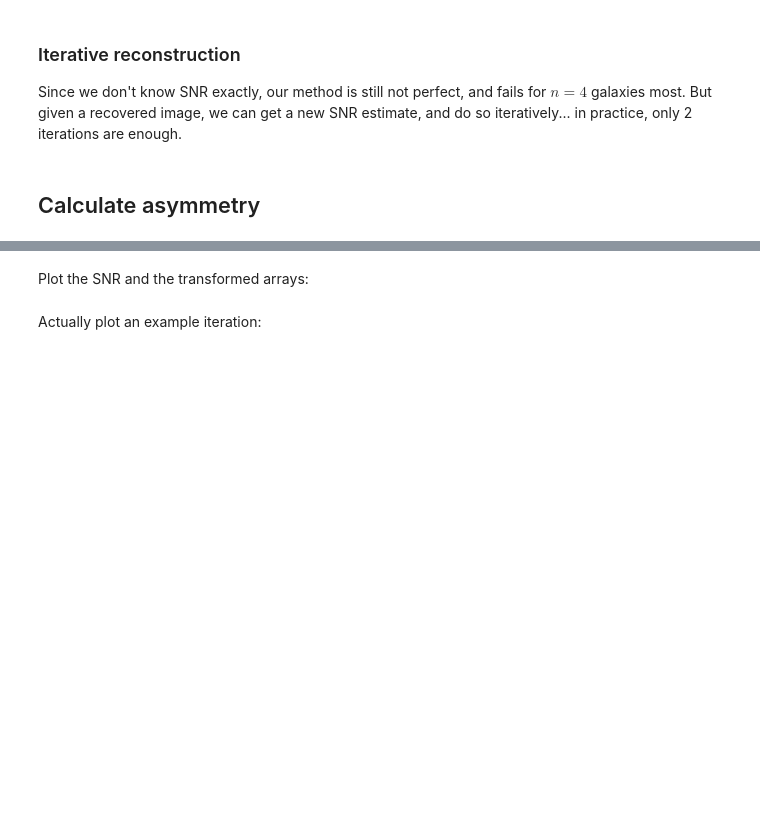
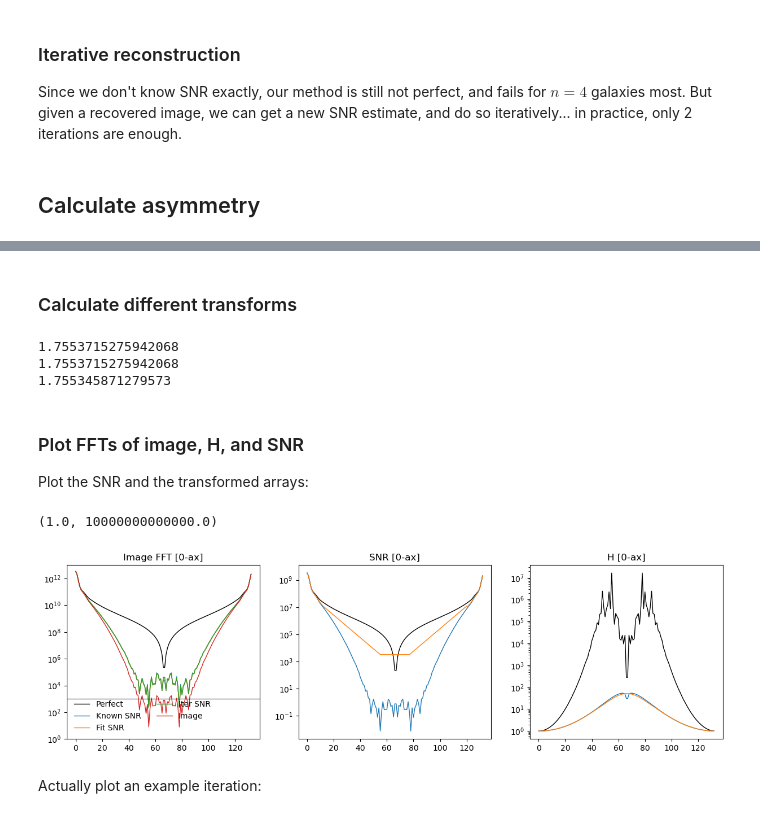
Before and after one commit to astro-nova/asymmetry, a Jupyter notebook: 4 Fourier New.ipynb, the cells around one changed output, grey strips where cells are left out. Drawn from its saved outputs; the diff is of its cells as text; code cells hidden in the pictures; blank space fills up the shorter version.

```diff
--- a/4 Fourier New.ipynb
+++ b/4 Fourier New.ipynb
@@ -157,6 +162,6 @@ $$ \textrm{SNR} = \frac{f}{\sqrt{\sigma^2 + f}} $$
 # %%
 def get_snr_simple(img_fft, noise_fft):
-    snr = np.abs(img_fft) / np.sqrt(noise_fft**2 + np.abs(img_fft))
+    snr = np.abs(img_fft) / (noise_fft)
     return snr
 # %% [markdown]
 #### Real SNR
@@ -164,7 +169,7 @@ def get_snr_simple(img_fft, noise_fft):
 Of course we can't know this in practice, but for tests we can also use "real SNR", derived from the known source image
 # %%
 def get_snr_real(real_fft, img_fft, noise_fft):
-    snr = np.abs(real_fft) / np.sqrt(noise_fft**2 + 500)#np.abs(real_fft))
+    snr = np.abs(real_fft) / (np.sqrt(noise_fft**2) )
     return snr
 # %% [markdown]
 #### Fitted SNR
@@ -449,7 +529,9 @@ def fit_snr(img_fft, noise_fft):
+# %% [markdown]
+### Calculate different transforms
 # %%
 # Define the PSF
 N = real_gal.shape[0]
-psf_std = psf_fwhm * gaussian_fwhm_to_sigma
+psf_std = (psf_fwhm) * gaussian_fwhm_to_sigma
 psf = Gaussian2DKernel(x_stddev=psf_std/pxscale, x_size=N, y_size=N).array
 
 # Calculate the fourier transform
@@ -457,20 +539,34 @@ img_fft = fft.fft2(real_gal)
 psf_fft = fft.fft2(fft.ifftshift(psf))
 perfect_fft = fft.fft2(perfect_gal)
 
-
 # Calculate SNR
 bg_fft = bg * N
 snr_simple = get_snr_simple(img_fft, bg_fft)
 snr_real = get_snr_real(perfect_fft, img_fft, bg_fft)
-snr_fitted = fit_snr(img_fft, bg_fft)
+snr_fit = fit_snr2(img_fft, bg_fft)
 
 # Calculate different transforms
 naive_img, H_naive = recon_naive(img_fft, psf_fft)
 wiener_img, H_wiener = recon_wiener(img_fft, psf_fft, snr_simple)
-wiener_img_fit, H_wiener_fit = recon_wiener(img_fft, psf_fft, snr_fitted)
-new_img, H_new = recon_new(img_fft, psf_fft, snr_simple)
-new_img_fit, H_fit = recon_new(img_fft, psf_fft, snr_fitted)
-new_img_iter, H_iter, snr_iter = recon_iter(img_fft, psf_fft, bg_fft, recon_new, fit_snr, 5)
-new_img_perfect, H_perfect = recon_new(img_fft, psf_fft, snr_real)
+# wiener_img_fit, H_wiener_fit = recon_wiener(img_fft, psf_fft, snr_fitted)
+wiener_img_snr, H_wiener_snr = recon_wiener(img_fft, psf_fft, snr_real)
+
+new_img_simple, H_simple = recon_new(img_fft, psf_fft, snr_simple)
+new_img_fit, H_fit = recon_new(img_fft, psf_fft, snr_fit)
+new_img_snr, H_snr = recon_new(img_fft, psf_fft, snr_real)
+new_img_iter, H_iter, snr_iter = recon_iter(img_fft, psf_fft, bg_fft, recon_new, fit_snr2, 2)
+
+# new_img_perfect, H_perfect = recon_new(img_fft, psf_fft, snr_real)
+
+recons = [new_img_snr, new_img_fit, new_img_iter]
+Hs = [H_snr, H_fit, H_iter]
+
+# Perfect H: actual ratio between the image and the convolved image
+H_perfect = perfect_fft/img_fft
+# %% [output]
+1.7553715275942068
+1.7553715275942068
+1.755345871279573
 # %% [markdown]
+### Plot FFTs of image, H, and SNR
 Plot the SNR and the transformed arrays:
@@ -500,3 +593,35 @@ Plot the SNR and the transformed arrays:
+# %%
+fig, axs = plt.subplots(1,3,figsize=(15,4))
+
+# arrs = [[Z_fft, np.abs(Z_recon)-np.abs(Z_fft), Zconv_fft ],[snr_real, snr_real],[H_perfect, H_snr]]
+# arrs = [[perfect_fft, new_img_snr, new_img_simple, new_img_iter, img_fft], [snr_real, snr_real, snr_simple, snr_iter], [H_perfect, H_snr, H_simple, H_iter]]
+arrs = [[perfect_fft, new_img_snr,  new_img_fit, new_img_iter, img_fft], [snr_real, snr_simple, snr_iter], [H_perfect, H_snr, H_fit]]
+
+colors = ['k', 'C0', 'C1', 'C2', 'C3']
+labels = ['Perfect', 'Known SNR', 'Fit SNR','Iter SNR', 'Image', 'PSF']
+# labels = ['Perfect', 'Known SNR', x'Wiener','Image', 'PSF']
+
+
+nax = 0
+
+for i, ax in enumerate(axs):
+    for color, label, arr in zip(colors, labels, arrs[i]):
+        ax.plot(np.abs(arr[:,nax])**2, label=label, color=color, lw=1)
+    ax.set_yscale('log')
+axs[0].legend(loc=3, ncols=2, frameon=False)
+axs[0].set_title(f'Image FFT [{nax}-ax]')
+axs[1].set_title(f'SNR [{nax}-ax]')
+axs[2].set_title(f'H [{nax}-ax]')
+
+axs[0].axhline(bg_fft**2, color='k', lw=1, alpha=0.5)
+
+# plt.axhline(noise_fft**2, color='k', alpha=0.5, lw=0.5)
+axs[0].set_ylim(1e-30, 1e14)
+axs[0].set_ylim(1e0, 1e13)
+# plt.yscale('log')
+# %% [output]
+(1.0, 10000000000000.0)
+[figure, added]
 # %% [markdown]
 Actually plot an example iteration:
 # %%
```
Also changed, not shown: parts of 24 cells of this notebook, 9 other files.
